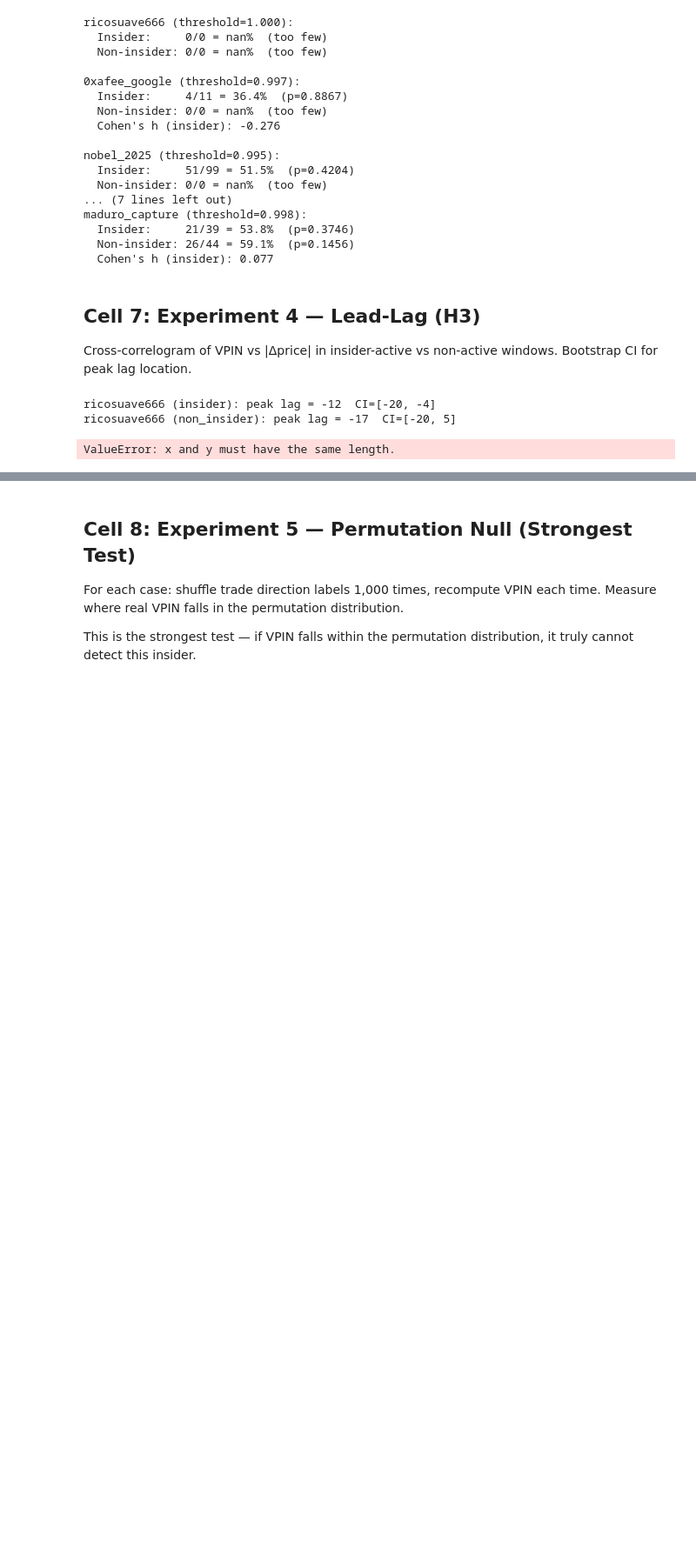
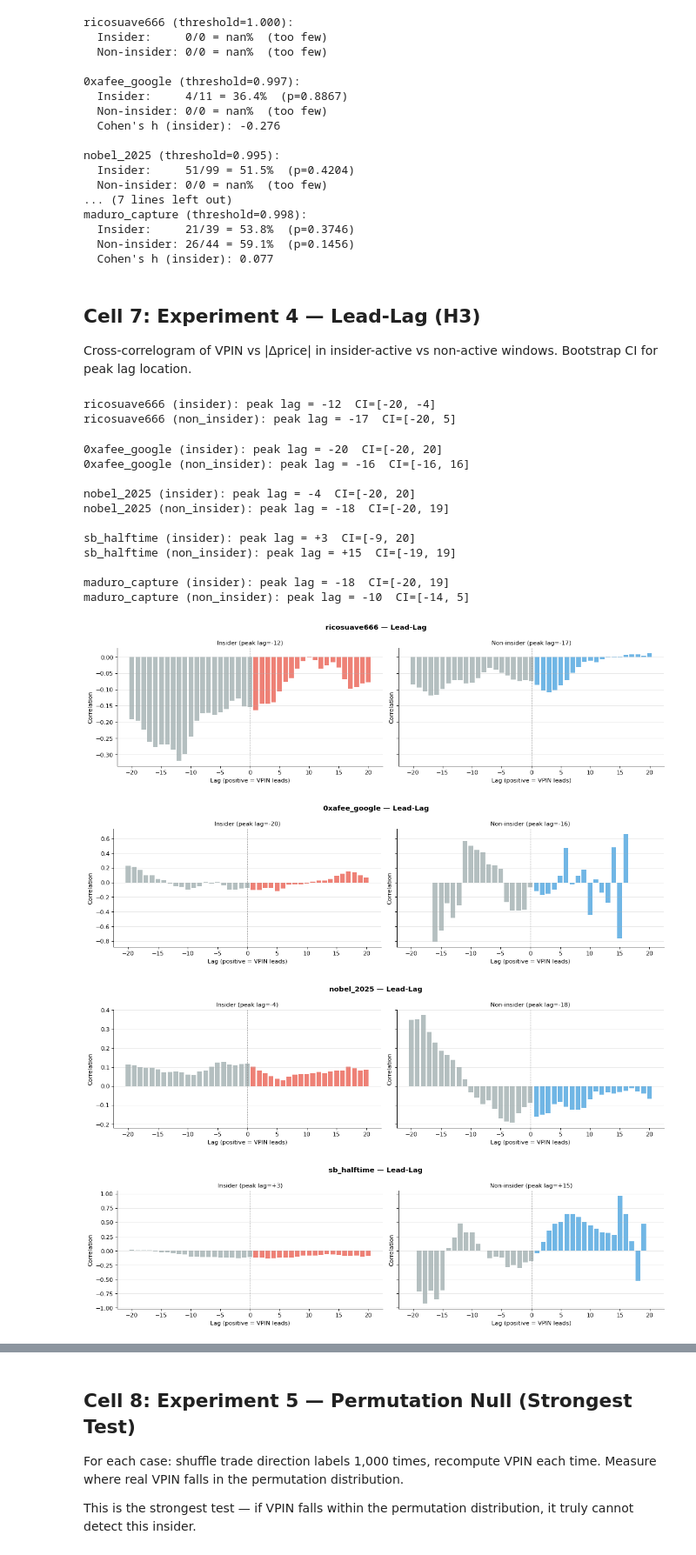
Before and after one commit to adityuhkapoor/prediction-market-analysis, a Jupyter notebook: notebooks/phase1_validation.ipynb, the cells around one changed output, grey strips where cells are left out. Shown at 87% size. Saved outputs shown, nothing was run; the diff lists cells and outputs as text; code cells hidden in the pictures; blank space fills up the shorter version.

```diff
--- a/notebooks/phase1_validation.ipynb
+++ b/notebooks/phase1_validation.ipynb
@@ -20,6 +20,7 @@
 **KS convention note:** scipy `ks_2samp(a, b, alternative='less')` tests that `a` is stochastically LARGER than `b` (F_a(x) < F_b(x)). We use `alternative='less'` when testing insider > non-insider.
 # %%
 import sys
+import gc
 from pathlib import Path
 
 _notebook_dir = Path(__file__).parent if "__file__" in dir() else Path.cwd()
@@ -44,7 +45,7 @@ from src.analysis.util.stats import (
 rng = np.random.default_rng(seed=42)
 
 %matplotlib inline
-plt.rcParams["figure.dpi"] = 120
+plt.rcParams["figure.dpi"] = 80
 plt.rcParams["figure.facecolor"] = "white"
 plt.rcParams["axes.spines.top"] = False
 plt.rcParams["axes.spines.right"] = False
@@ -590,6 +593,8 @@ for case_id, vpin_df in case_vpins.items():
     print()
 
 # ── Cross-correlogram plots ──
+from scipy.stats import pearsonr
+
 for case_id, vpin_df in case_vpins.items():
     if case_id not in h3_results:
         continue
@@ -612,36 +617,53 @@ for case_id, vpin_df in case_vpins.items():
             ax.set_title(f"{wn}: insufficient data")
             continue
 
-        from scipy.stats import pearsonr
         corrs = []
         n = len(x_vals)
         for lag in lags:
             if lag >= 0:
                 xi = x_vals[:n - lag] if lag > 0 else x_vals
                 yi = y_vals[lag:] if lag > 0 else y_vals
             else:
                 xi = x_vals[-lag:]
                 yi = y_vals[:n + lag]
-            if len(xi) < 3:
+            if len(xi) < 3 or len(yi) < 3 or len(xi) != len(yi):
+                corrs.append(0.0)
+                continue
+            if np.std(xi) == 0 or np.std(yi) == 0:
                 corrs.append(0.0)
                 continue
             r, _ = pearsonr(xi, yi)
             corrs.append(r if not np.isnan(r) else 0.0)
 
         bar_colors = [color if l > 0 else "#95a5a6" for l in lags]
         ax.bar(lags, corrs, color=bar_colors, alpha=0.7)
         ax.axvline(x=0, color="gray", linestyle="--", linewidth=0.8)
 
         peak_idx = np.argmax(np.abs(corrs))
         ax.set_title(f"{wn} (peak lag={lags[peak_idx]:+d})", fontsize=10)
         ax.set_xlabel("Lag (positive = VPIN leads)")
         ax.set_ylabel("Correlation")
         ax.grid(True, alpha=0.3, axis="y")
 
     fig.suptitle(f"{case_id} — Lead-Lag", fontsize=12, fontweight="bold")
     plt.tight_layout()
     plt.show()
+    plt.close(fig)
 # %% [output]
 ricosuave666 (insider): peak lag = -12  CI=[-20, -4]
 ricosuave666 (non_insider): peak lag = -17  CI=[-20, 5]
-ValueError: x and y must have the same length.
+0xafee_google (insider): peak lag = -20  CI=[-20, 20]
+0xafee_google (non_insider): peak lag = -16  CI=[-16, 16]
+
+nobel_2025 (insider): peak lag = -4  CI=[-20, 20]
+nobel_2025 (non_insider): peak lag = -18  CI=[-20, 19]
+
+sb_halftime (insider): peak lag = +3  CI=[-9, 20]
+sb_halftime (non_insider): peak lag = +15  CI=[-19, 19]
+
+maduro_capture (insider): peak lag = -18  CI=[-20, 19]
+maduro_capture (non_insider): peak lag = -10  CI=[-14, 5]
+[figure, added]
+[figure, added]
+[figure, added]
+[figure, added]
```
Also changed, not shown: parts of 6 cells of this notebook, 9 other files.
